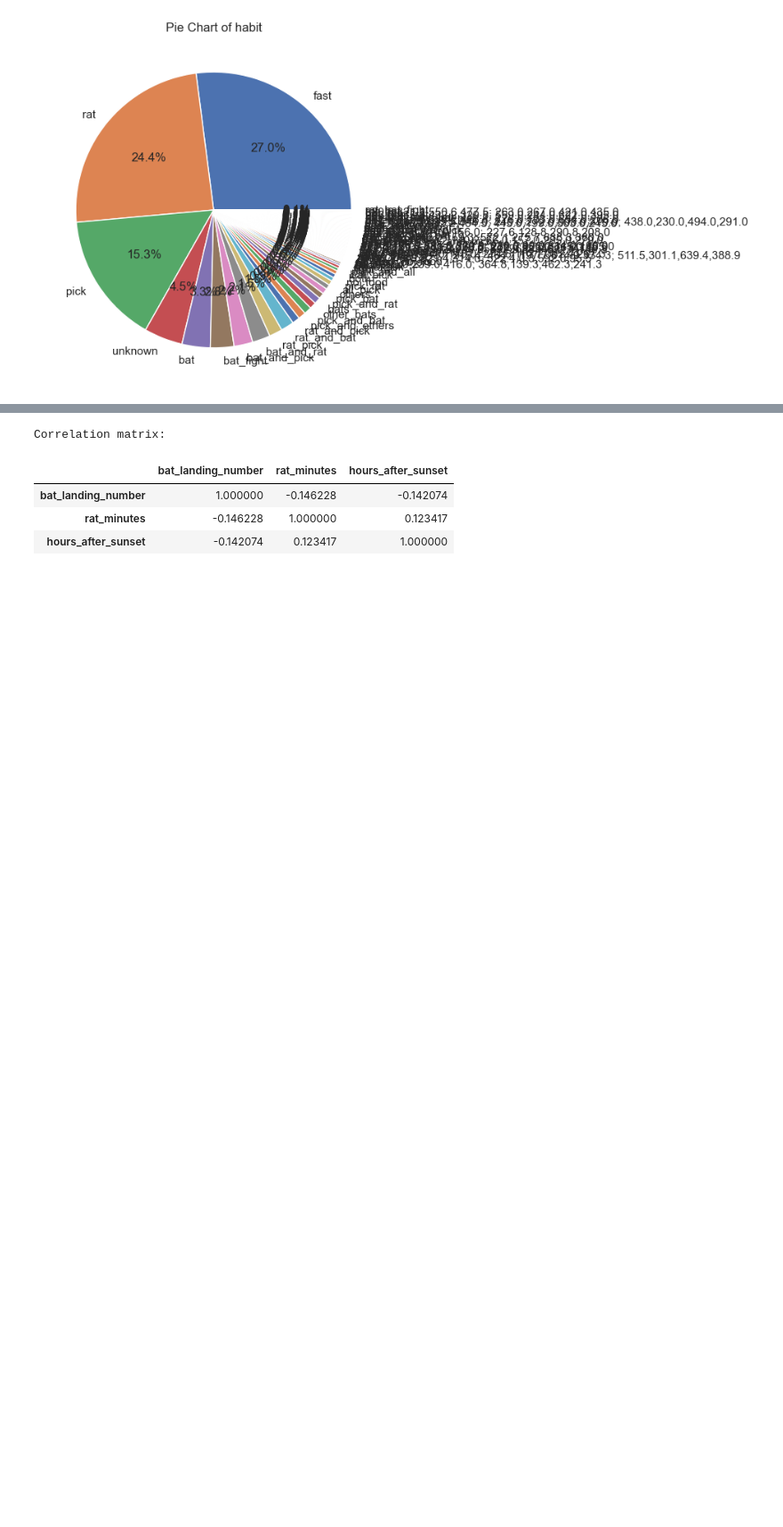
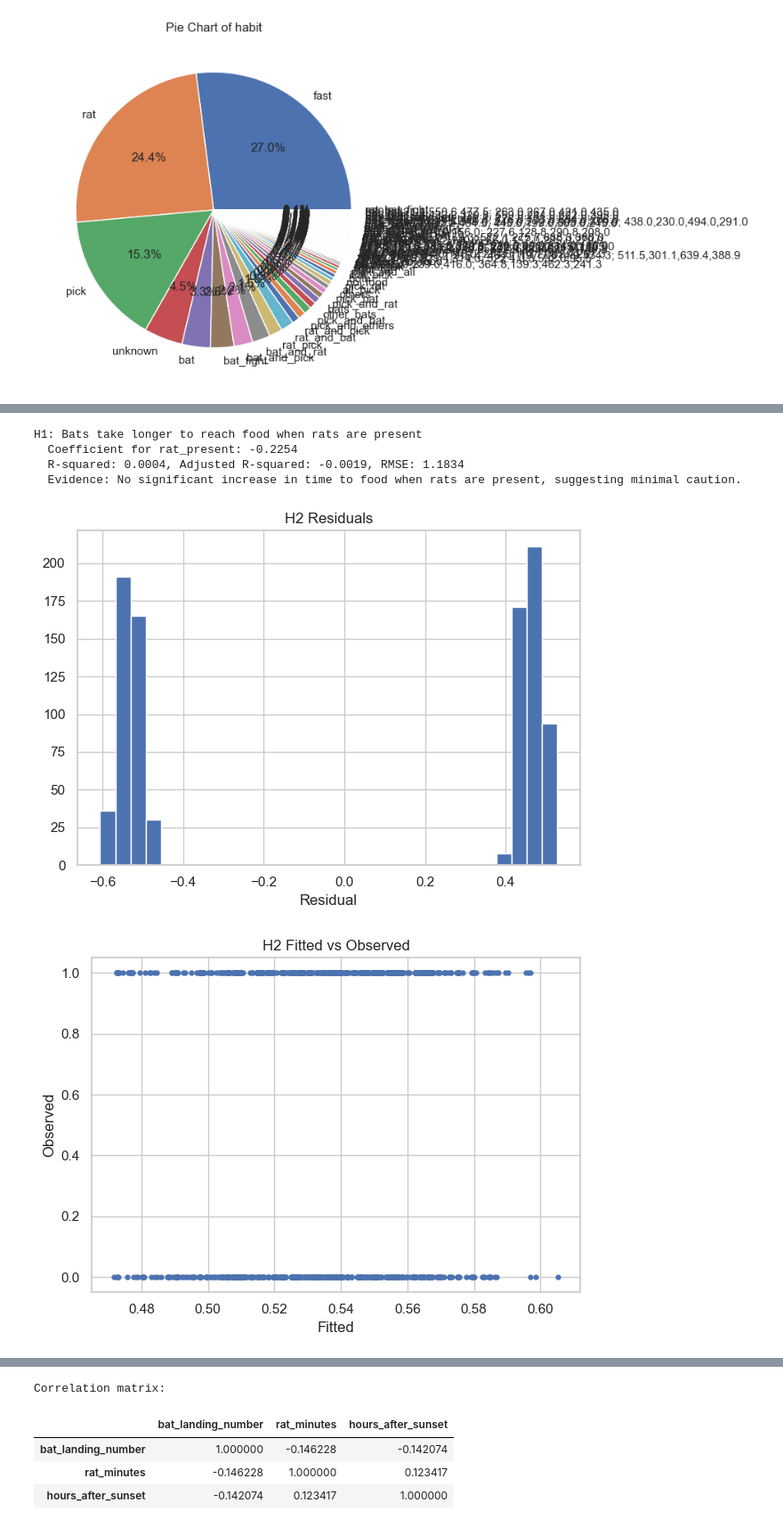
Before and after one commit to AnjanStha/HIT140_Foundations_of_data_Assig3, a Jupyter notebook: main.ipynb, the cells around one changed output, grey strips where cells are left out. Shown at 89% size. Drawn from its saved outputs; the diff is of its cells as text; code cells hidden in the pictures; blank space fills up the shorter version.

```diff
--- a/main.ipynb
+++ b/main.ipynb
@@ -610,0 +657,37 @@ Name: count, Length: 82, dtype: int64
+# %%
+# H1 Results
+if result_h1:
+    print("H1: Bats take longer to reach food when rats are present")
+    print(f"  Coefficient for rat_present: {result_h1['coef_df'].loc[result_h1['coef_df']['term'] == 'rat_present', 'coefficient'].values[0]:.4f}")
+    print(f"  R-squared: {result_h1['r2']:.4f}, Adjusted R-squared: {result_h1['adj_r2']:.4f}, RMSE: {result_h1['rmse']:.4f}")
+    if HAVE_STATSMODELS and p_val_h1 < 0.05 and result_h1['coef_df'].loc[result_h1['coef_df']['term'] == 'rat_present', 'coefficient'].values[0] > 0:
+        print("  Evidence: Bats take significantly longer to reach food when rats are present, suggesting increased vigilance.")
+    else:
+        print("  Evidence: No significant increase in time to food when rats are present, suggesting minimal caution.")
+else:
+    print("H1: Unable to fit model due to insufficient data.")
+# %% [output]
+H1: Bats take longer to reach food when rats are present
+  Coefficient for rat_present: -0.2254
+  R-squared: 0.0004, Adjusted R-squared: -0.0019, RMSE: 1.1834
+  Evidence: No significant increase in time to food when rats are present, suggesting minimal caution.
+# %%
+# H2: Linear regression for reward success
+X_h2 = dataset1[['rat_present', 'hours_after_sunset']].values
+y_h2 = dataset1['reward'].values
+feature_names_h2 = ['rat_present', 'hours_after_sunset']
+result_h2 = numpy_ols(y_h2, X_h2, feature_names_h2)
+
+if result_h2:
+    p_val_h2 = float('nan')
+    if HAVE_STATSMODELS:
+        X_h2_sm = sm.add_constant(X_h2)
+        model_h2_sm = sm.OLS(y_h2, X_h2_sm).fit()
+        p_val_h2 = model_h2_sm.pvalues[1]  # p-value for rat_present
+    residuals_h2 = result_h2['y'] - result_h2['yhat']
+
+    show_residual_hist(residuals_h2, 'H2 Residuals')
+    show_fitted_vs_observed(result_h2['yhat'], result_h2['y'], 'H2 Fitted vs Observed')
+# %% [output]
+[figure, added]
+[figure, added]
```
Also changed, not shown: parts of 5 cells of this notebook.
